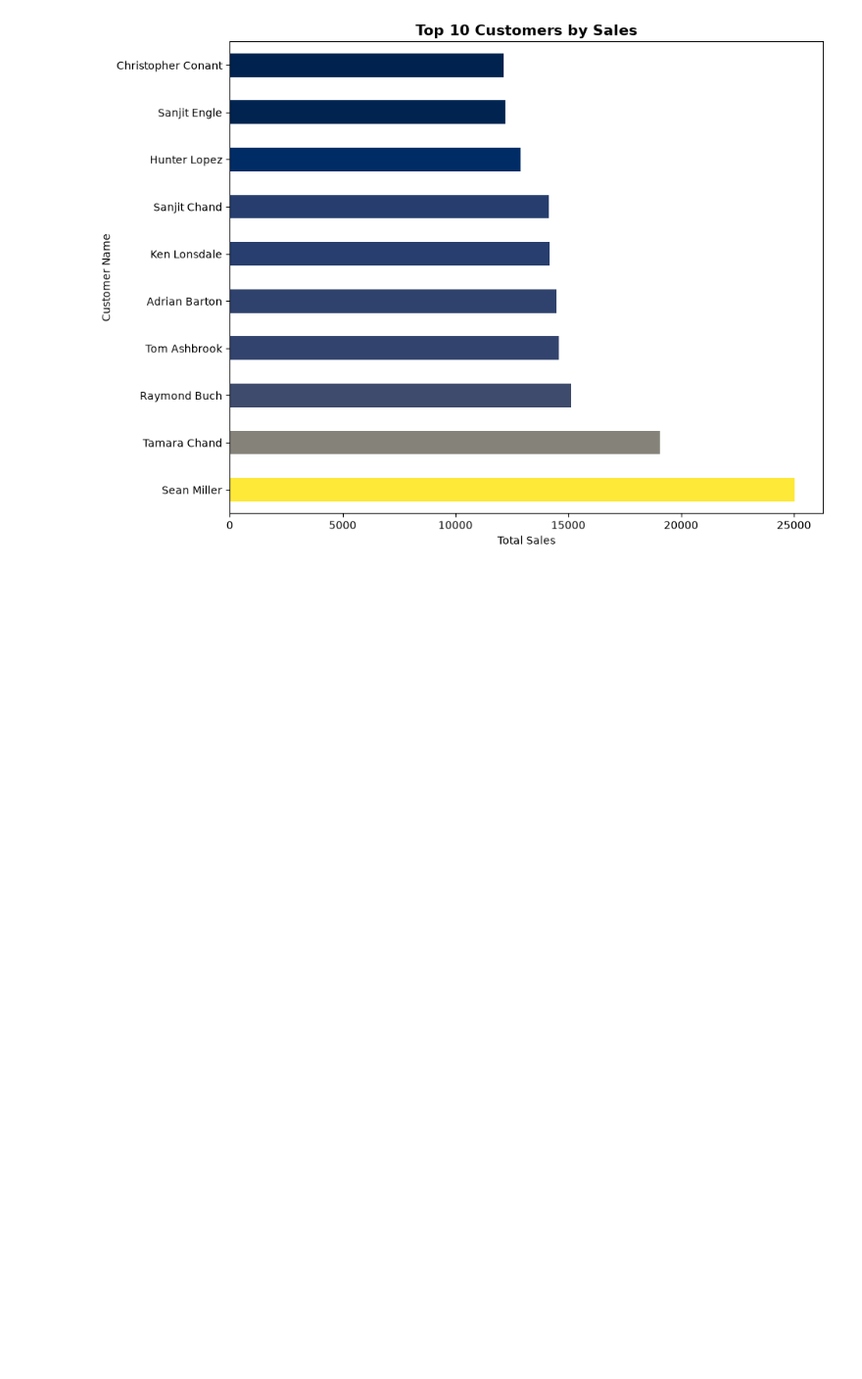
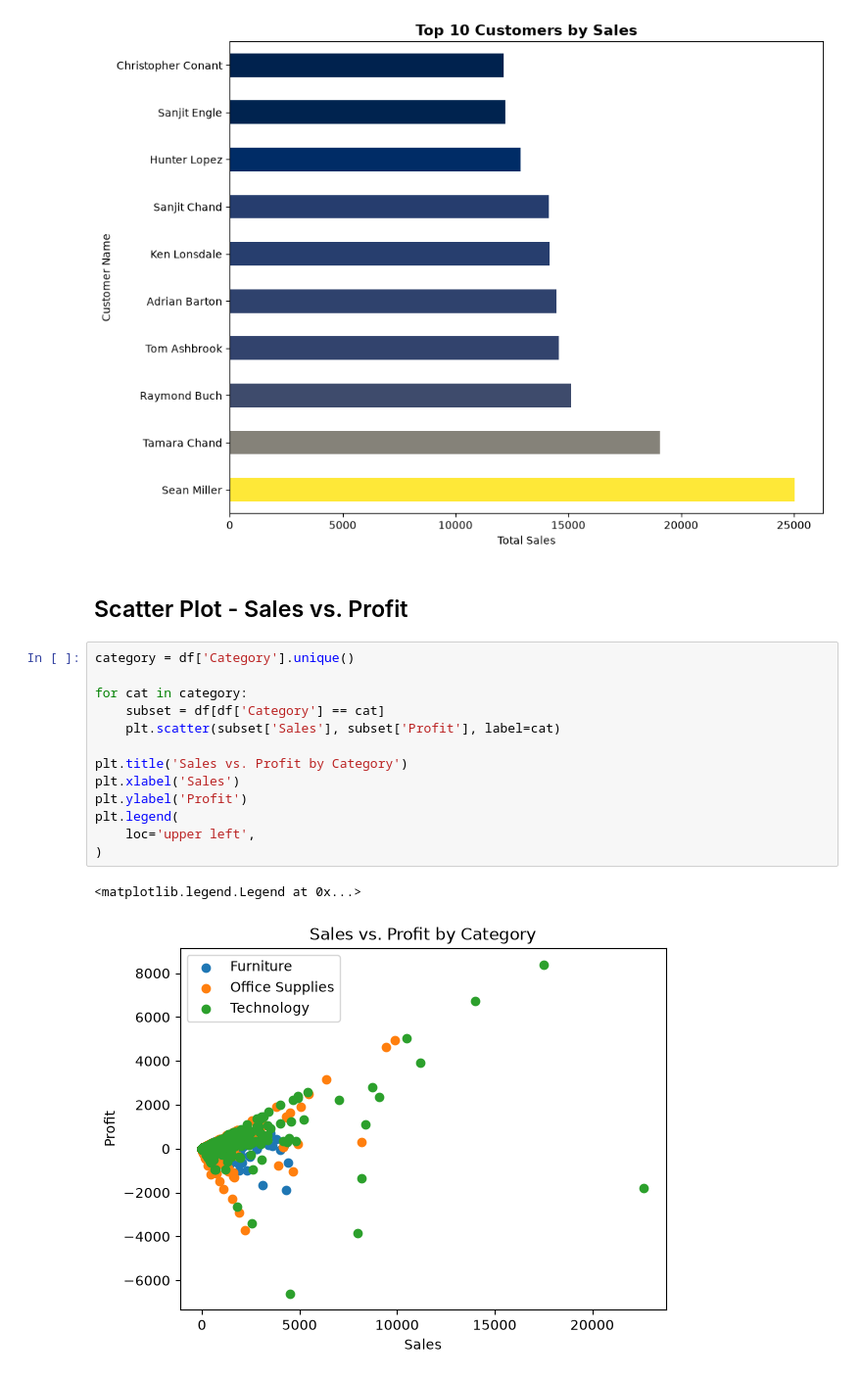
Before and after one commit to WillardDev/Python_Data_Analysis, a Jupyter notebook: Foundations_of_Matplotlib.ipynb, the cells around one changed output. Shown at 98% size. Cells and saved outputs as stored; diff of their text form; blank space fills up the shorter version.

```diff
--- a/Foundations_of_Matplotlib.ipynb
+++ b/Foundations_of_Matplotlib.ipynb
@@ -175,3 +175,21 @@ ax.set_ylabel('Customer Name')
 plt.show()
 # %% [output]
 [figure]
+# %% [markdown]
+## Scatter Plot - Sales vs. Profit
+# %%
+category = df['Category'].unique()
+
+for cat in category:
+    subset = df[df['Category'] == cat]
+    plt.scatter(subset['Sales'], subset['Profit'], label=cat)
+
+plt.title('Sales vs. Profit by Category')
+plt.xlabel('Sales')
+plt.ylabel('Profit')
+plt.legend(
+    loc='upper left',
+)
+# %% [output]
+<matplotlib.legend.Legend at 0x...>
+[figure, added]
```
